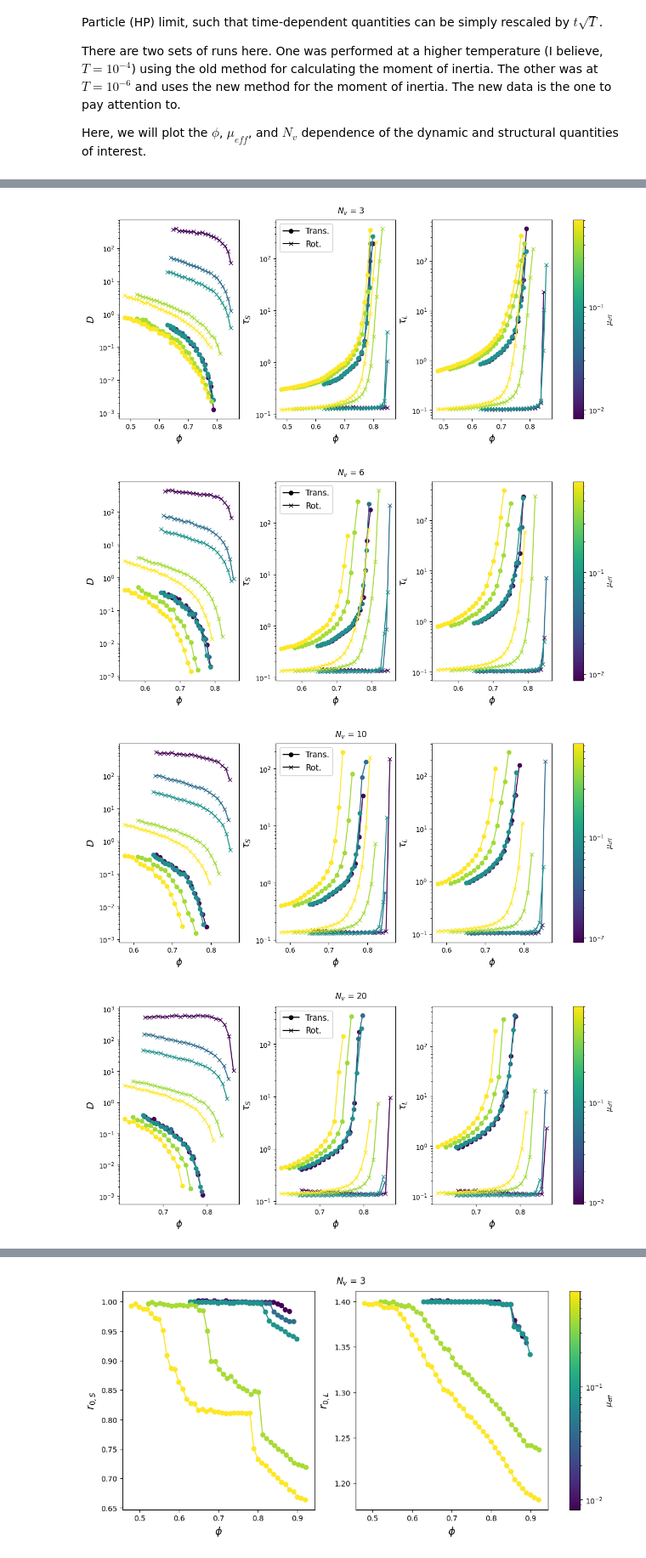
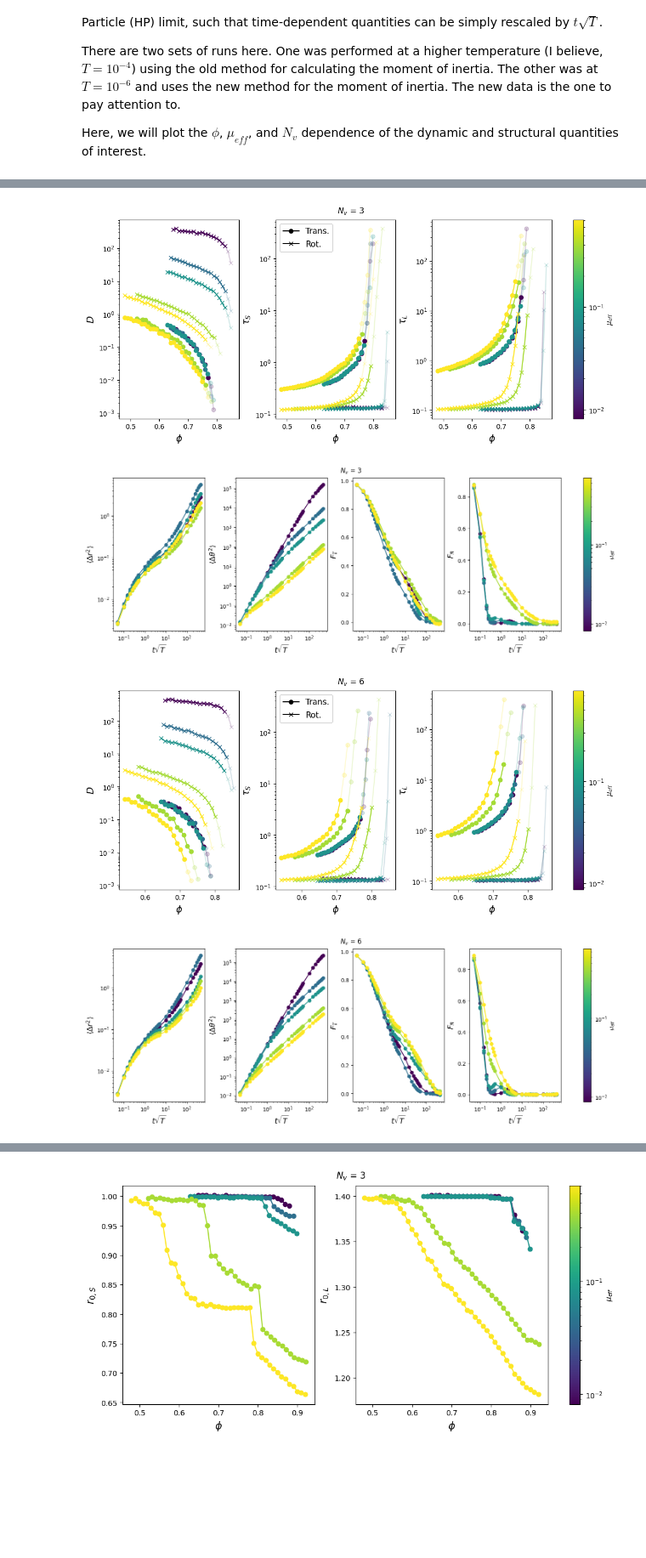
Before and after one commit to mmccraw98/notebooks-fall-25, a Jupyter notebook: 10/analyzing-data-from-cluster/notebook.ipynb, the cells around one changed output, grey strips where cells are left out. Shown at 85% size. Cells and saved outputs as stored; diff of their text form; code cells hidden in the pictures; blank space fills up the shorter version.

Commit message:
added more dynamics slides

```diff
--- a/10/analyzing-data-from-cluster/notebook.ipynb
+++ b/10/analyzing-data-from-cluster/notebook.ipynb
@@ -171,44 +200,85 @@ system_data = pd.DataFrame(system_data)
 # %%
+i_plot = -2
+
 for nv in np.unique(system_data.nv):
     mask = system_data.nv == nv
     mu_eff_values = np.unique(system_data[mask].mu_eff)
 
     cmap = plt.get_cmap('viridis')
     mu_eff_norm = LogNorm(vmin=mu_eff_values.min(), vmax=mu_eff_values.max())
 
     fig, ax = plt.subplots(1, 3, figsize=(11, 5), constrained_layout=True, sharex=True)
     for mu_eff in mu_eff_values:
         mask2 = mask & (system_data.mu_eff == mu_eff)
-        ax[0].plot(system_data.phi[mask2], system_data.D[mask2], c=cmap(mu_eff_norm(mu_eff)), marker='o')
-        ax[0].plot(system_data.phi[mask2], system_data.D_R[mask2], c=cmap(mu_eff_norm(mu_eff)), marker='x')
-        # ax[0].plot(system_data.phi[mask2], system_data.R2_R[mask2], c=cmap(mu_eff_norm(mu_eff)), marker='x')  # KEEP IN MIND R2!
+        i_plot_T = np.where(~np.isnan(system_data.D[mask2]))[0][i_plot]
+        i_plot_R = np.where(~np.isnan(system_data.D_R[mask2]))[0][i_plot]
 
-        ax[1].plot(system_data.phi[mask2], system_data.tau_small[mask2], c=cmap(mu_eff_norm(mu_eff)), marker='o')
-        ax[1].plot(system_data.phi[mask2], system_data.tau_R_small[mask2], c=cmap(mu_eff_norm(mu_eff)), marker='x')
+        for alpha, zorder, T_cut, R_cut in zip([0.2, 1], [0, 10], [-1, i_plot_T], [-1, i_plot_R]):
+            ax[0].plot(system_data.phi[mask2][:T_cut], system_data.D[mask2][:T_cut], c=cmap(mu_eff_norm(mu_eff)), marker='o', alpha=alpha, zorder=zorder)
+            ax[0].plot(system_data.phi[mask2][:R_cut], system_data.D_R[mask2][:R_cut], c=cmap(mu_eff_norm(mu_eff)), marker='x', alpha=alpha, zorder=zorder)
 
-        ax[2].plot(system_data.phi[mask2], system_data.tau_large[mask2], c=cmap(mu_eff_norm(mu_eff)), marker='o')
-        ax[2].plot(system_data.phi[mask2], system_data.tau_R_large[mask2], c=cmap(mu_eff_norm(mu_eff)), marker='x')
+            ax[1].plot(system_data.phi[mask2][:T_cut], system_data.tau_small[mask2][:T_cut], c=cmap(mu_eff_norm(mu_eff)), marker='o', alpha=alpha, zorder=zorder)
+            ax[1].plot(system_data.phi[mask2][:R_cut], system_data.tau_R_small[mask2][:R_cut], c=cmap(mu_eff_norm(mu_eff)), marker='x', alpha=alpha, zorder=zorder)
+
+            ax[2].plot(system_data.phi[mask2][:T_cut], system_data.tau_large[mask2][:T_cut], c=cmap(mu_eff_norm(mu_eff)), marker='o', alpha=alpha, zorder=zorder)
+            ax[2].plot(system_data.phi[mask2][:R_cut], system_data.tau_R_large[mask2][:R_cut], c=cmap(mu_eff_norm(mu_eff)), marker='x', alpha=alpha, zorder=zorder)
     for a in ax:
         a.set_yscale('log')
         a.set_xlabel(r'$\phi$', fontsize=14)
     ax[0].set_ylabel(r'$D$', fontsize=14)
     ax[1].set_ylabel(r'$\tau_S$', fontsize=14)
     ax[2].set_ylabel(r'$\tau_L$', fontsize=14)
 
     ax[1].get_shared_y_axes().joined(ax[1], ax[2])  # join the y-axes of ax[1] and ax[2]
 
     ax[1].plot([], [], c='k', marker='o', label='Trans.')
     ax[1].plot([], [], c='k', marker='x', label='Rot.')
     ax[1].legend(fontsize=12)
 
     plt.suptitle(fr'$N_v$ = {int(nv) - 1}')
     sm = plt.cm.ScalarMappable(norm=mu_eff_norm, cmap=cmap)
     sm.set_array(mu_eff_values)
     cbar = plt.colorbar(sm, ax=ax, label=r'$\mu_{eff}$')
     plt.savefig(f'figures/dynamics/{nv-1}.png', dpi=300)
     plt.show()
+
+
+
+    fig, ax = plt.subplots(1, 4, figsize=(14, 5), constrained_layout=True, sharex=True)
+    for mu_eff in mu_eff_values:
+        mask2 = mask & (system_data.mu_eff == mu_eff)
+
+        ids = np.where((time_dependent_data['nv'] == nv) & (time_dependent_data['mu_eff'] == mu_eff))[0]
+        trans_relax_ids = ids[~np.isnan(system_data.D[mask2])]
+        rot_relax_ids = ids[~np.isnan(system_data.D_R[mask2])]
+
+        m = time_dependent_data['msd'][trans_relax_ids[i_plot]]
+        am = time_dependent_data['msad'][trans_relax_ids[i_plot]]
+        isf_small = time_dependent_data['isf_small'][trans_relax_ids[i_plot]]
+        aisf_small = time_dependent_data['aisf_small'][trans_relax_ids[i_plot]]
+        t = time_dependent_data['t'][trans_relax_ids[i_plot]]
+        ax[0].plot(t, m, c=cmap(mu_eff_norm(mu_eff)), marker='o')
+        ax[1].plot(t, am, c=cmap(mu_eff_norm(mu_eff)), marker='o')
+        ax[2].plot(t, isf_small, c=cmap(mu_eff_norm(mu_eff)), marker='o')
+        ax[3].plot(t, aisf_small, c=cmap(mu_eff_norm(mu_eff)), marker='o')
+    for a in ax:
+        a.set_xscale('log')
+        a.set_xlabel(r'$t \sqrt{T}$', fontsize=14)
+    ax[0].set_yscale('log')
+    ax[1].set_yscale('log')
+    ax[0].set_ylabel(r'$\langle \Delta r^2 \rangle$', fontsize=14)
+    ax[1].set_ylabel(r'$\langle \Delta \theta^2 \rangle$', fontsize=14)
+    ax[2].set_ylabel(r'$F_T$', fontsize=14)
+    ax[3].set_ylabel(r'$F_R$', fontsize=14)
+
+    plt.suptitle(fr'$N_v$ = {int(nv) - 1}')
+    sm = plt.cm.ScalarMappable(norm=mu_eff_norm, cmap=cmap)
+    sm.set_array(mu_eff_values)
+    cbar = plt.colorbar(sm, ax=ax, label=r'$\mu_{eff}$')
+    plt.savefig(f'figures/dynamics-scalars/{nv-1}.png', dpi=300)
+    plt.show()
 # %% [output]
-[figure, old version]
+[figure, new version]
-[figure, old version]
+[figure, new version]
-[figure, old version]
+[figure, new version]
-[figure, old version]
+[figure, new version]
```
Also changed, not shown: parts of 3 cells of this notebook, 10 other files.
